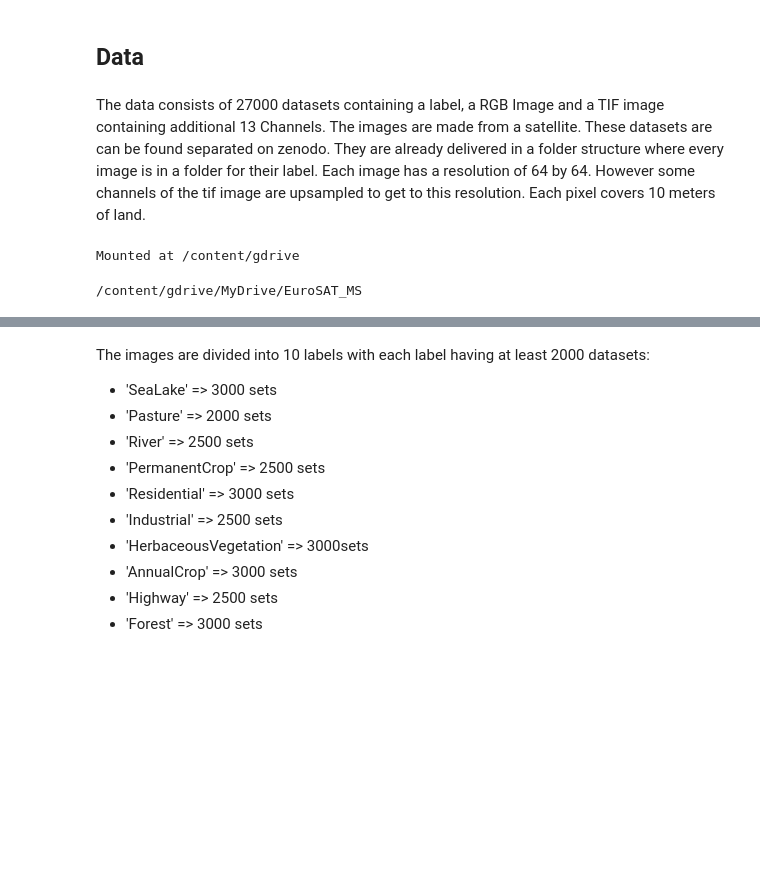
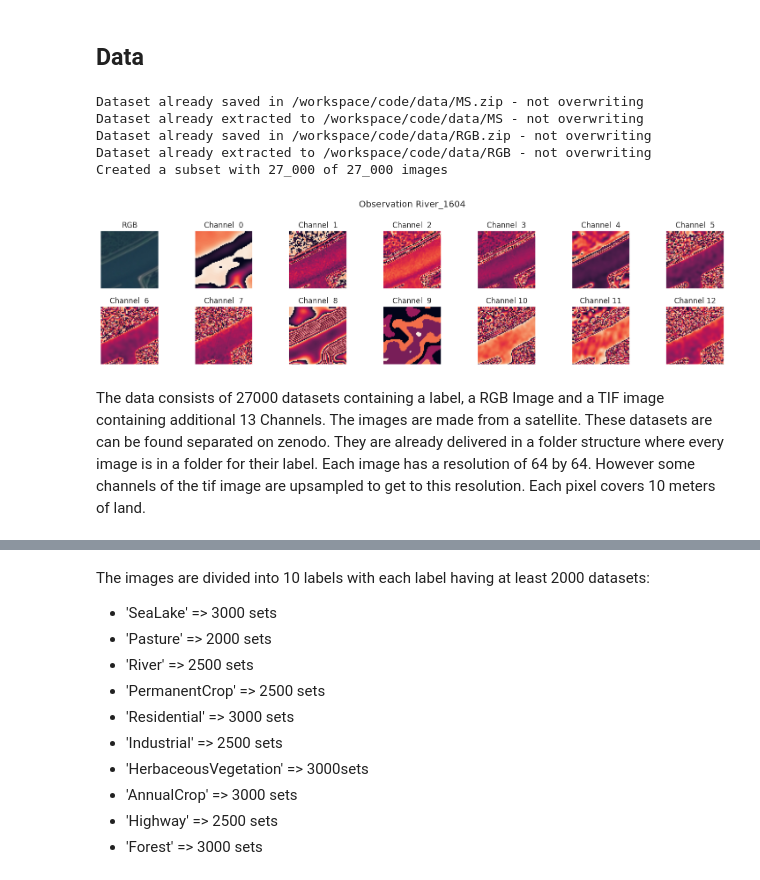
Before and after one commit to lukas-gysin/bverl-miniproject, a Jupyter notebook: notebooks/00-submission.ipynb, the cells around one changed output, grey strips where cells are left out. Cells and saved outputs as stored; diff of their text form; code cells hidden in the pictures; blank space fills up the shorter version.

Commit message:
Add some Plots

```diff
--- a/notebooks/00-submission.ipynb
+++ b/notebooks/00-submission.ipynb
@@ -44,3 +36,8 @@ by Julian Steinacher and Lukas Gysin
+# %%
+# Global Configuration
+seed = 1234
+
+sns.set_theme()
 # %% [markdown]
 ## Introduction
 # %% [markdown]
@@ -48,26 +181,49 @@ by Julian Steinacher and Lukas Gysin
+# %%
+dataset_ms = EuroSATDataset.download(dataset='MS')
+dataset_rgb = EuroSATDataset.download(dataset='RGB')
+
+# Normalize MS Dataset, since some channels have realy big values
+values = {}
+for channel in range(dataset_ms[0]['image'].size(0)):
+  values[channel] = []
+
+for idx in range(min(len(dataset_ms), 1_000)):
+  observation = dataset_ms[idx]
+  for channel in range(observation['image'].size(0)):
+    values[channel].append(observation['image'][channel].mean())
+
+means = []
+stds = []
+for channel in range(dataset_ms[0]['image'].size(0)):
+  means.append(np.mean(values[channel]))
+  stds.append(np.std(values[channel]))
+
+ids = [i for i in range(len(dataset_ms))]
+dataset_ms = EuroSATDataset.from_subset(dataset_ms, ids, transform=Normalize(mean=means, std=stds))
+# %% [output]
+Dataset already saved in /workspace/code/data/MS.zip - not overwriting
+Dataset already extracted to /workspace/code/data/MS - not overwriting
+Dataset already saved in /workspace/code/data/RGB.zip - not overwriting
+Dataset already extracted to /workspace/code/data/RGB - not overwriting
+Created a subset with 27_000 of 27_000 images
+# %%
+fig, axs = plt.subplots(figsize=(16, 4), ncols=7, nrows=2, layout='tight')
+axs = axs.flatten()
+
+observation_ms = dataset_ms[17_000]
+observation_rgb = dataset_rgb.get(observation_ms['file'])
+
+fig.suptitle(f'Observation {observation_rgb["file"]}')
+
+axs[0].imshow(tvF.to_pil_image(pic=observation_rgb['image']))
+_ = axs[0].set_title(f'RGB')
+_ = axs[0].set(xticklabels=[], yticklabels=[], xticks=[], yticks=[])
+
+for channel in range(observation_ms['image'].size(0)):
+  axs[channel+1].imshow(tvF.to_pil_image(pic=observation_ms['image'][channel]))
+  _ = axs[channel+1].set_title(f'Channel {channel:2}')
+  _ = axs[channel+1].set(xticklabels=[], yticklabels=[], xticks=[], yticks=[])
+# %% [output]
+[figure, added]
 # %% [markdown]
 The data consists of 27000 datasets containing a label, a RGB Image and a TIF image containing additional 13 Channels. The images are made from a satellite. These datasets are can be found separated on zenodo. They are already delivered in a folder structure where every image is in a folder for their label. Each image has a resolution of 64 by 64. However some channels of the tif image are upsampled to get to this resolution. Each pixel covers 10 meters of land.
-# %%
-drive.mount('/content/gdrive')
-# %% [output]
-Mounted at /content/gdrive
-# %%
-#[3]
-#@title Download MS data set
-url = "https://zenodo.org/records/7711810/files/EuroSAT_MS.zip?download=1" #@param {type:"string"}
-#@markdown - _Remote source url._
-destination_folder = "/content/gdrive/MyDrive" #@param {type:"string"}
-#@markdown - _Find folder in gdrive on the left and right-click to copy the path._
-filename = "euroSat_ms.zip"
-
-target = f'{destination_folder}/{filename}'
-if not os.path.isdir(destination_folder + "/EuroSAT_MS"):
-  print("download Files")
-  !gdown -O $target "$url"
-  !unzip $target -d $destination_folder
-  !rm $target
-
-DATA_PATH_MS = destination_folder+"/EuroSAT_MS"
-print(DATA_PATH_MS)
-# %% [output]
-/content/gdrive/MyDrive/EuroSAT_MS
```
Also changed, not shown: parts of 14 cells of this notebook.
